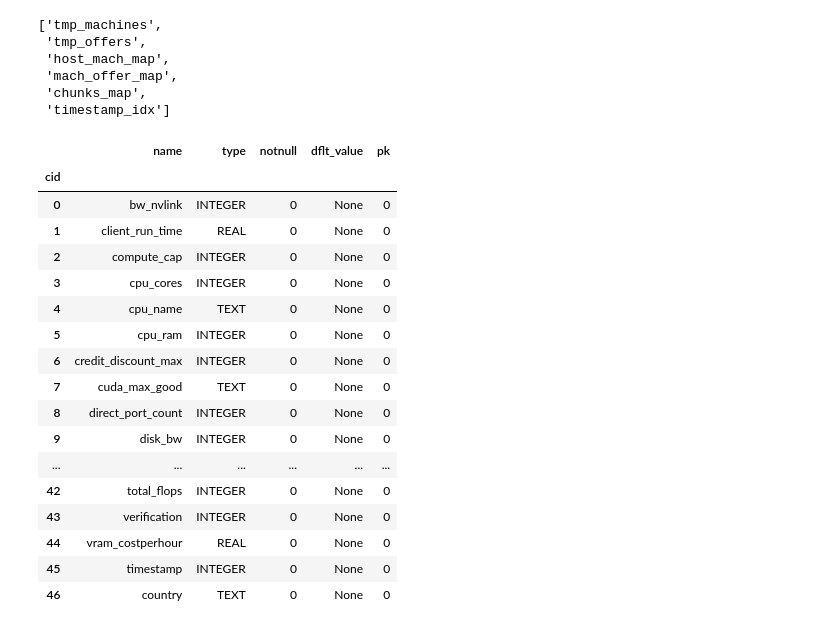
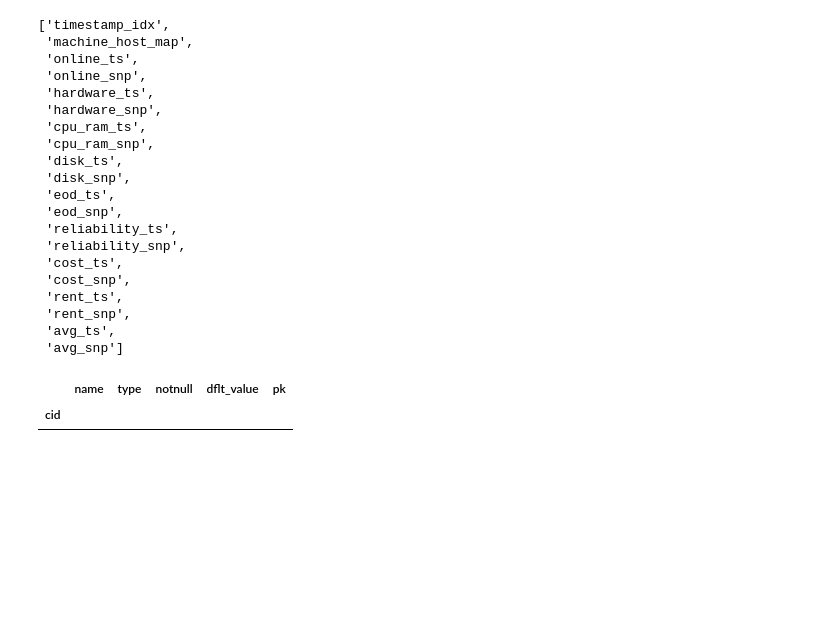
Before and after one commit to alkorolyov/vast-stats, a Jupyter notebook: notebooks/99 - test_db.ipynb, the cells around one changed output. Saved outputs shown, nothing was run; the diff lists cells and outputs as text; code cells hidden in the pictures; blank space fills up the shorter version.

```diff
--- a/notebooks/99 - test_db.ipynb
+++ b/notebooks/99 - test_db.ipynb
@@ -18,7 +23,6 @@ logging.basicConfig(format=const.LOG_FORMAT,
 # logger =
 # logger.setLevel(logging.DEBUG)
 # %%
-db = VastDB('../data/test.db')
-dbm = db.dbm
-db.connect()
+vast = VastDB('../data/test.db')
+vast.connect()
 # %% [output]
@@ -26,32 +30,30 @@ db.connect()
-# %%
-dbm.get_tables()
-# %% [output]
-['tmp_machines',
- 'tmp_offers',
- 'host_mach_map',
- 'mach_offer_map',
- 'chunks_map',
- 'timestamp_idx']
+# %%
+vast.dbm.get_tables()
+# %% [output]
+['timestamp_idx',
+ 'machine_host_map',
+ 'online_ts',
+ 'online_snp',
+ 'hardware_ts',
+ 'hardware_snp',
+ 'cpu_ram_ts',
+ 'cpu_ram_snp',
+ 'disk_ts',
+ 'disk_snp',
+ 'eod_ts',
+ 'eod_snp',
+ 'reliability_ts',
+ 'reliability_snp',
+ 'cost_ts',
+ 'cost_snp',
+ 'rent_ts',
+ 'rent_snp',
+ 'avg_ts',
+ 'avg_snp']
 # %%
-info = dbm.get_tbl_info('tmp_machines')
+info = vast.dbm.get_tbl_info('tmp_machines')
 info
 # 'host_id' in info['name']
 # %% [output]
 |  | name | type | notnull | dflt_value | pk |
 | cid |  |  |  |  |  |
-| 0 | bw_nvlink | INTEGER | 0 | None | 0 |
-| 1 | client_run_time | REAL | 0 | None | 0 |
-| 2 | compute_cap | INTEGER | 0 | None | 0 |
-| 3 | cpu_cores | INTEGER | 0 | None | 0 |
-| 4 | cpu_name | TEXT | 0 | None | 0 |
-| 5 | cpu_ram | INTEGER | 0 | None | 0 |
-| 6 | credit_discount_max | INTEGER | 0 | None | 0 |
-| 7 | cuda_max_good | TEXT | 0 | None | 0 |
-| 8 | direct_port_count | INTEGER | 0 | None | 0 |
-| 9 | disk_bw | INTEGER | 0 | None | 0 |
-| ... | ... | ... | ... | ... | ... |
-| 42 | total_flops | INTEGER | 0 | None | 0 |
-| 43 | verification | INTEGER | 0 | None | 0 |
-| 44 | vram_costperhour | REAL | 0 | None | 0 |
-| 45 | timestamp | INTEGER | 0 | None | 0 |
-| 46 | country | TEXT | 0 | None | 0 |
```
Also changed, not shown: parts of 30 cells of this notebook, 9 other files.
